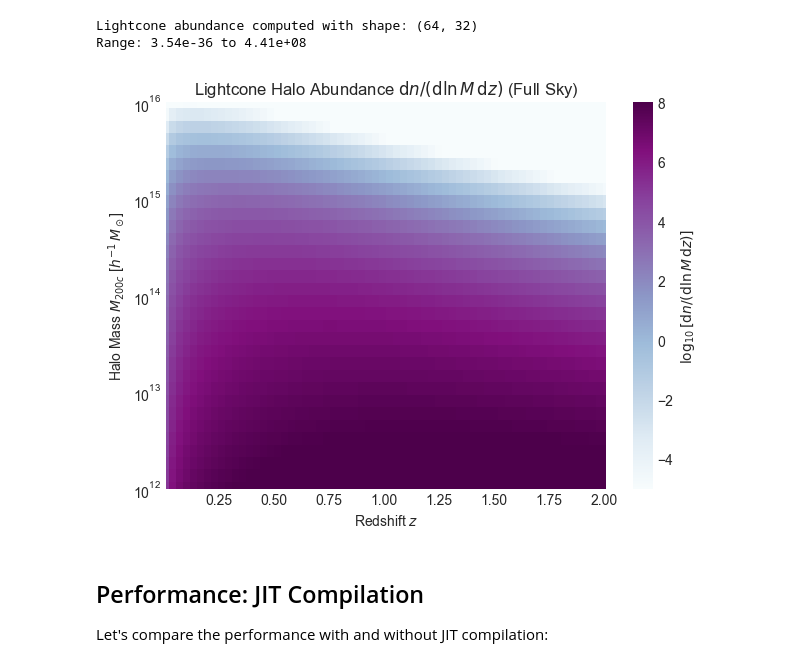
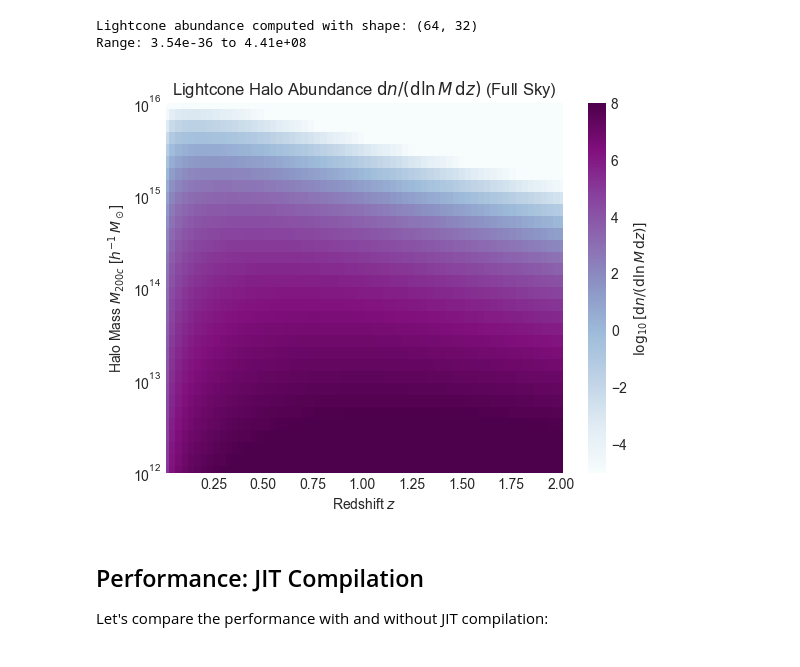
Before and after one commit to fkeruzore/halox, a Jupyter notebook: notebooks/hmf.ipynb, the cells around one changed output. Cells and saved outputs as stored; diff of their text form; code cells hidden in the pictures.

Commit message:
more notebook plot things

```diff
--- a/notebooks/hmf.ipynb
+++ b/notebooks/hmf.ipynb
@@ -324,36 +324,34 @@ im = ax.pcolormesh(
     z_grid,
     M_grid,
     jnp.log10(dn_dlnM_dz.T),
     cmap="BuPu",
     shading="auto",
     vmin=-5,
     vmax=8,
 )
 
 # Set labels and title
 ax.set_xlabel("Redshift $z$")
 ax.set_ylabel(r"Halo Mass $M_{200c}$ [$h^{-1} \, M_\odot$]")
 ax.set_title(
     r"Lightcone Halo Abundance ${\rm d}n/({\rm d}\ln M \, {\rm d}z)$ (Full Sky)"
 )
 
 # Set axes to log scale
 ax.set_yscale("log")
 ax.set_xlim(z_grid.min(), z_grid.max())
 ax.set_ylim(M_grid.min(), M_grid.max())
 
 # Add colorbar
 cbar = plt.colorbar(
     im, ax=ax, label=r"$\log_{10}[{\rm d}n/({\rm d}\ln M \, {\rm d}z)]$"
 )
 
 # Set axis ticks
 ax.xaxis.set_ticks_position("both")
 ax.yaxis.set_ticks_position("both")
-
-plt.tight_layout()
 # %% [output]
-[figure, old version]
+[figure, new version]
 # %% [markdown]
 ## Performance: JIT Compilation
 
```
Also changed, not shown: 2 other files.
